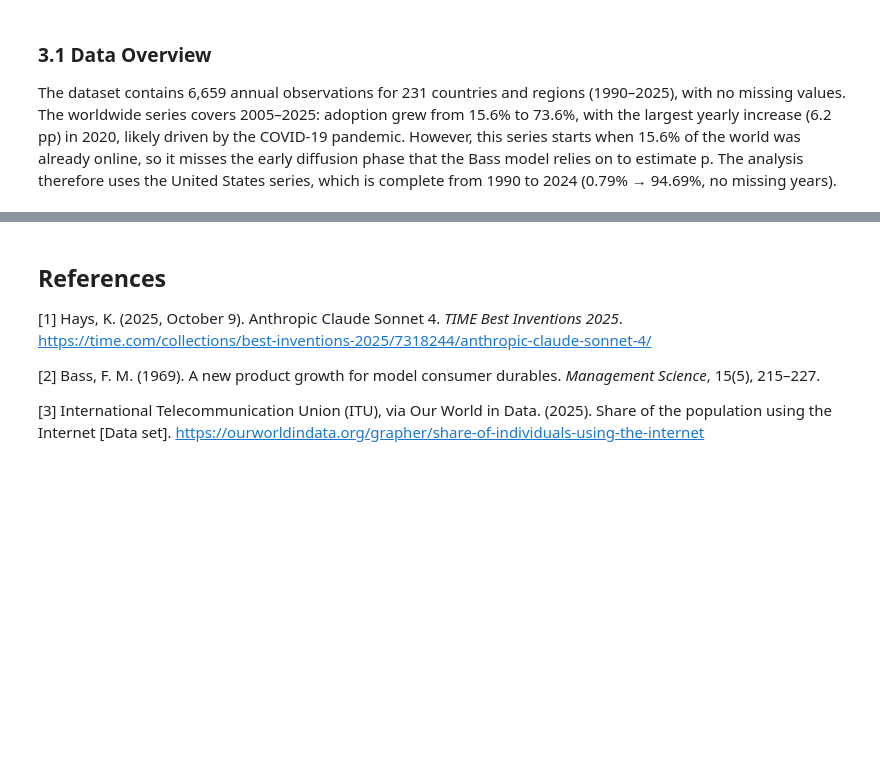
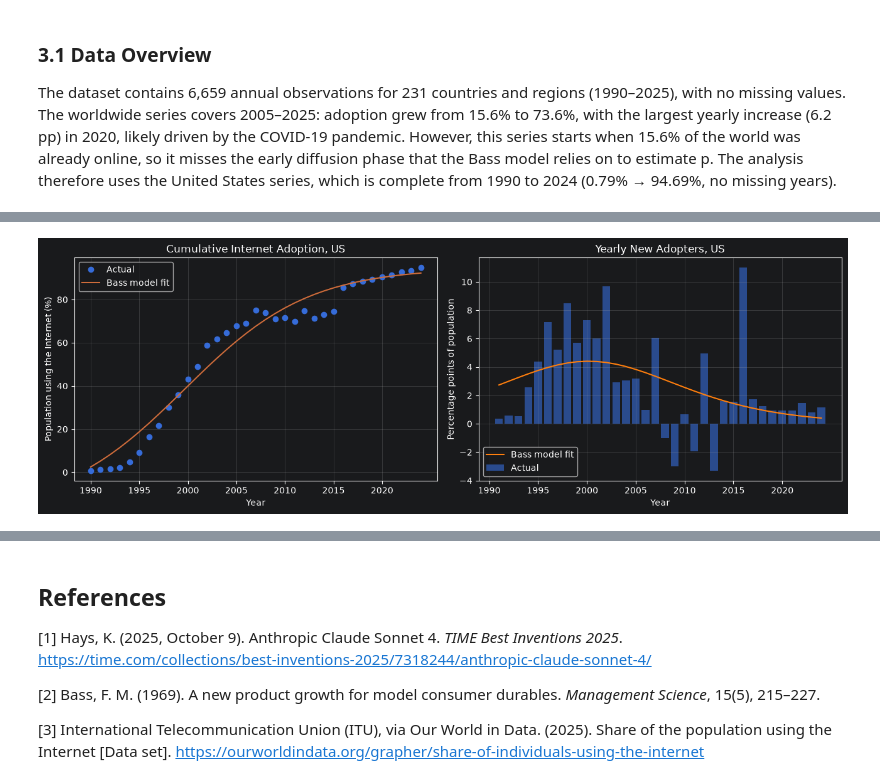
Before and after one commit to AraksyaG/bass-model-claude-sonnet-4, a Jupyter notebook: report/report.ipynb, the cells around one changed output, grey strips where cells are left out. Saved outputs shown, nothing was run; the diff lists cells and outputs as text; code cells hidden in the pictures; blank space fills up the shorter version.

Commit message:
Add step 4: Bass model parameter estimation and results

```diff
--- a/report/report.ipynb
+++ b/report/report.ipynb
@@ -156,0 +173,17 @@ which is complete from 1990 to 2024 (0.79% → 94.69%, no missing years).
+# %%
+us = df[df["entity"] == "United States"][["year", "share_pct"]].reset_index(drop=True)
+launch_year = us["year"].min()
+t = us["year"] - launch_year + 1
+
+p, q, m = fit_bass(t, us["share_pct"], m_upper=100)
+us["fitted_pct"] = bass_cumulative(t, p, q, m)
+r2 = r_squared(us["share_pct"], us["fitted_pct"])
+t_peak = peak_time(p, q)
+
+results = pd.DataFrame({
+    "Parameter": ["p (innovation)", "q (imitation)",
+                  "M (market potential, % of population)", "R²", "Peak adoption year"],
+    "Value": [round(p, 4), round(q, 4), round(m, 2), round(r2, 4),
+              round(launch_year - 1 + t_peak, 1)],
+})
+display(results)
@@ -156,0 +197,24 @@ which is complete from 1990 to 2024 (0.79% → 94.69%, no missing years).
+# %%
+fig, axes = plt.subplots(1, 2, figsize=(13, 4.5))
+
+axes[0].plot(us["year"], us["share_pct"], "o", label="Actual")
+axes[0].plot(us["year"], us["fitted_pct"], "-", label="Bass model fit")
+axes[0].set_title("Cumulative Internet Adoption, US")
+axes[0].set_ylabel("Population using the Internet (%)")
+
+axes[1].bar(us["year"], us["share_pct"].diff(), alpha=0.6, label="Actual")
+axes[1].plot(us["year"], us["fitted_pct"].diff(), "-", color="tab:orange", label="Bass model fit")
+axes[1].set_title("Yearly New Adopters, US")
+axes[1].set_ylabel("Percentage points of population")
+
+for ax in axes:
+    ax.set_xlabel("Year")
+    ax.set_xticks(range(1990, 2025, 5))
+    ax.grid(alpha=0.3)
+    ax.legend()
+
+plt.tight_layout()
+plt.savefig("../img/bass_fit_internet_us.png", dpi=150)
+plt.show()
+# %% [output]
+[figure, added]
```
Also changed, not shown: parts of 5 cells of this notebook, 2 other files.
